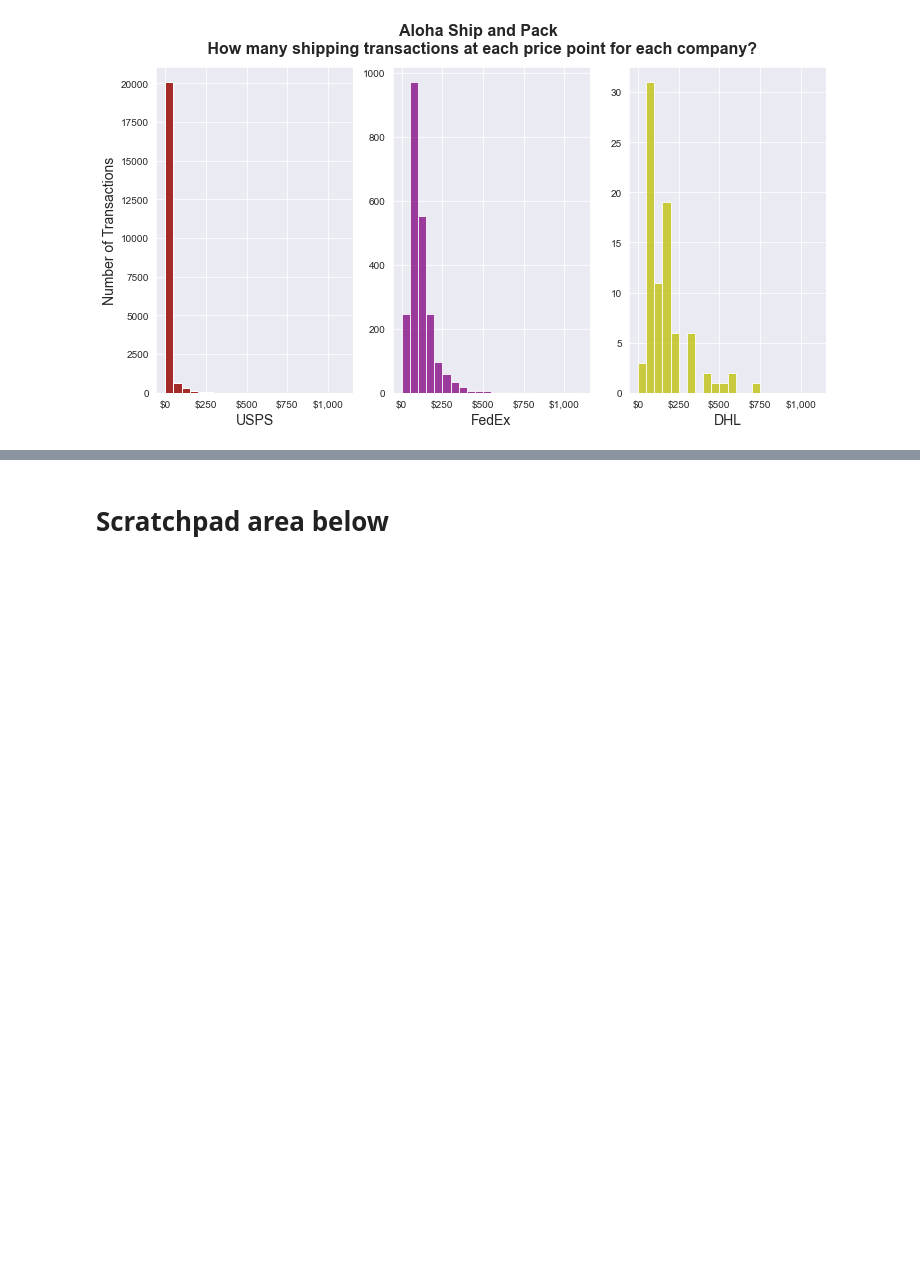
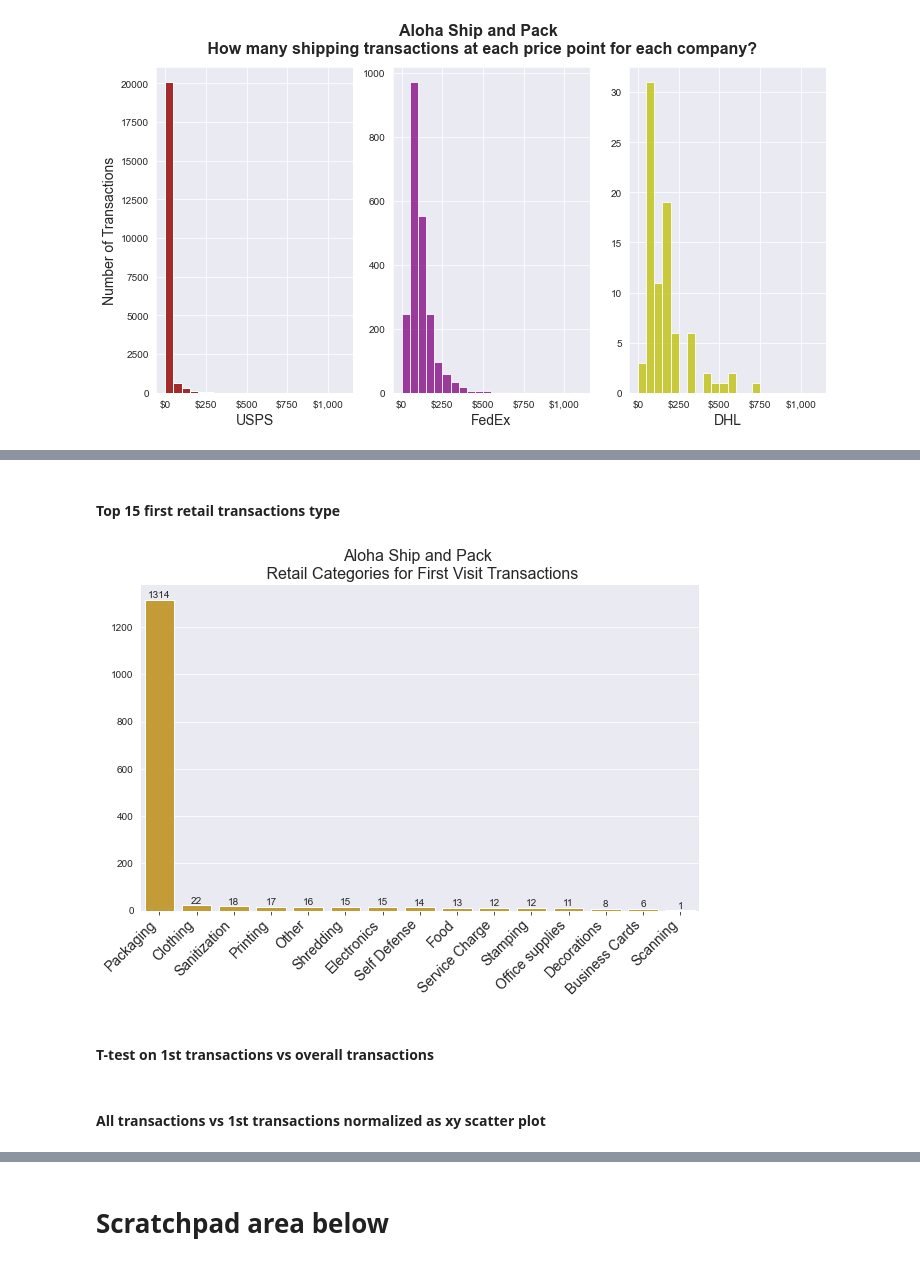
Before and after one commit to chapmanderek/ASAP-Analysis, a Jupyter notebook: asap_notebook.ipynb, the cells around one changed output, grey strips where cells are left out. Drawn from its saved outputs; the diff is of its cells as text; code cells hidden in the pictures; blank space fills up the shorter version.

```diff
--- a/asap_notebook.ipynb
+++ b/asap_notebook.ipynb
@@ -374,0 +528,44 @@ def write_first_transactions_to_file(first_trans):
+# %% [markdown]
+#### Top 15 first retail transactions type
+# %%
+first_retail = first_transactions.retail_cat
+first_retail = first_retail.explode()
+first_retail.dropna(inplace=True)
+
+first_retail_counts = first_retail.value_counts()
+# %%
+## make results graphable
+num_hits, pattern = [], []
+for each in first_retail_counts.items():
+    num_hits.append(each[1])
+    pattern.append(each[0])
+
+pattern = [p.replace("_", ' ') for p in pattern]
+
+###Vizualization
+BASE_FONT_SIZE = 14
+TITLE_FONT_SIZE = 16
+sns.set_style('darkgrid')
+
+#create plot
+fig = plt.figure()
+fig.set_size_inches(10,6)
+g = sns.barplot(x=pattern, y=num_hits, color='goldenrod')
+
+#xaxis
+_ = g.xaxis.set_ticklabels(g.xaxis.get_ticklabels(), rotation = 45, ha = 'right', size = BASE_FONT_SIZE)
+g.bar_label(g.containers[0])
+
+#other
+g.tick_params(bottom=True)
+sns.despine(bottom=False, top=True, left=True)
+
+#titles
+_ = plt.title("Aloha Ship and Pack \n Retail Categories for First Visit Transactions", fontsize=TITLE_FONT_SIZE)
+
+plt.savefig('figures/retail_cats_1st_purchases_hq.jpg', bbox_inches='tight', dpi=800)
+plt.show()
+# %% [output]
+[figure, added]
+# %% [markdown]
+#### T-test on 1st transactions vs overall transactions
@@ -374,0 +574,2 @@ def write_first_transactions_to_file(first_trans):
+# %% [markdown]
+#### All transactions vs 1st transactions normalized as xy scatter plot
```
Also changed, not shown: parts of 68 cells of this notebook, 8 other files.
